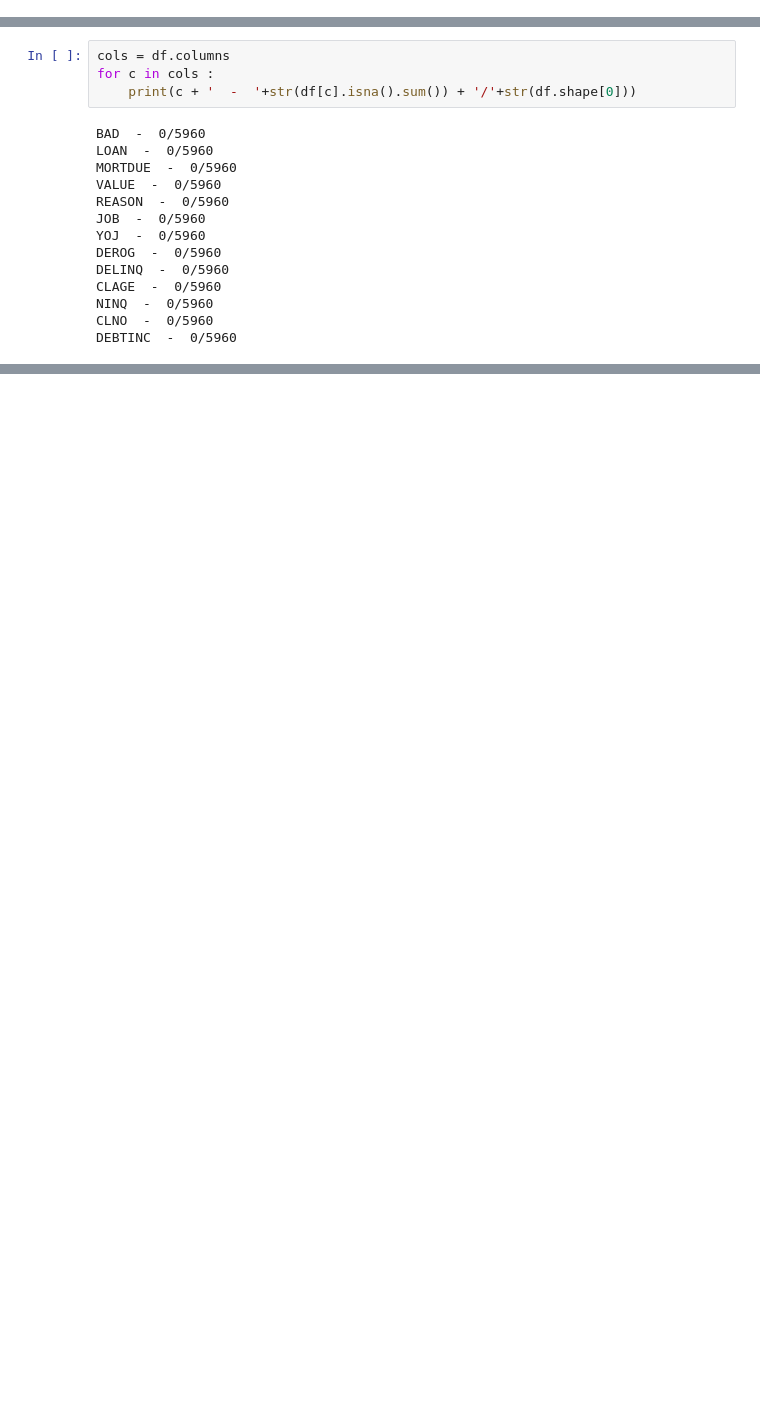
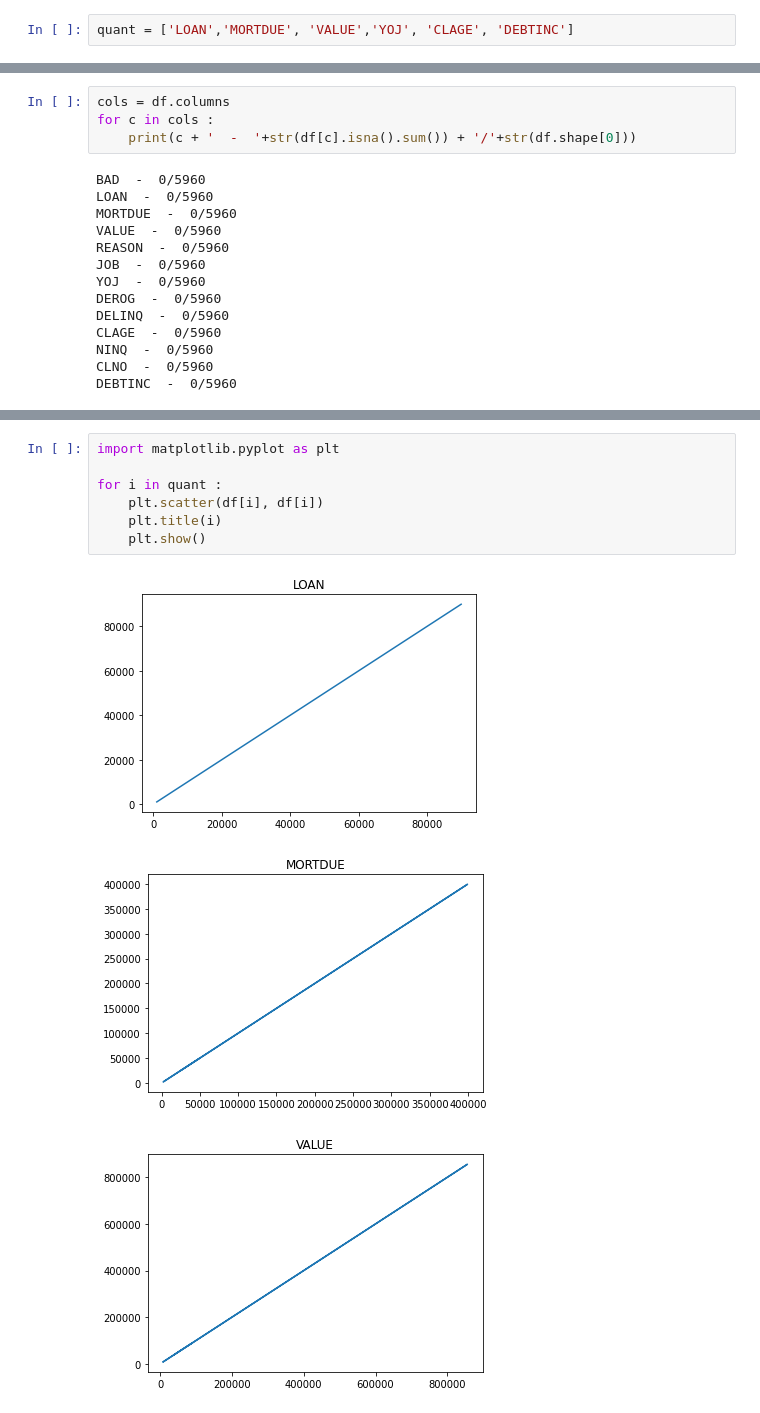
Before and after one commit to fookinpelican/scoring, a Jupyter notebook: distribution.ipynb, the cells around one changed output, grey strips where cells are left out. Saved outputs shown, nothing was run; the diff lists cells and outputs as text; blank space fills up the shorter version.

```diff
--- a/distribution.ipynb
+++ b/distribution.ipynb
@@ -26,0 +34,2 @@ df.shape
+# %%
+quant = ['LOAN','MORTDUE', 'VALUE','YOJ', 'CLAGE', 'DEBTINC']
@@ -59,0 +96,11 @@ DEBTINC  -  0/5960
+# %%
+import matplotlib.pyplot as plt
+
+for i in quant :
+    plt.scatter(df[i], df[i])
+    plt.title(i)
+    plt.show()
+# %% [output]
+[figure, added]
+[figure, added]
+[figure, added]
```
Also changed, not shown: parts of 7 cells of this notebook.
